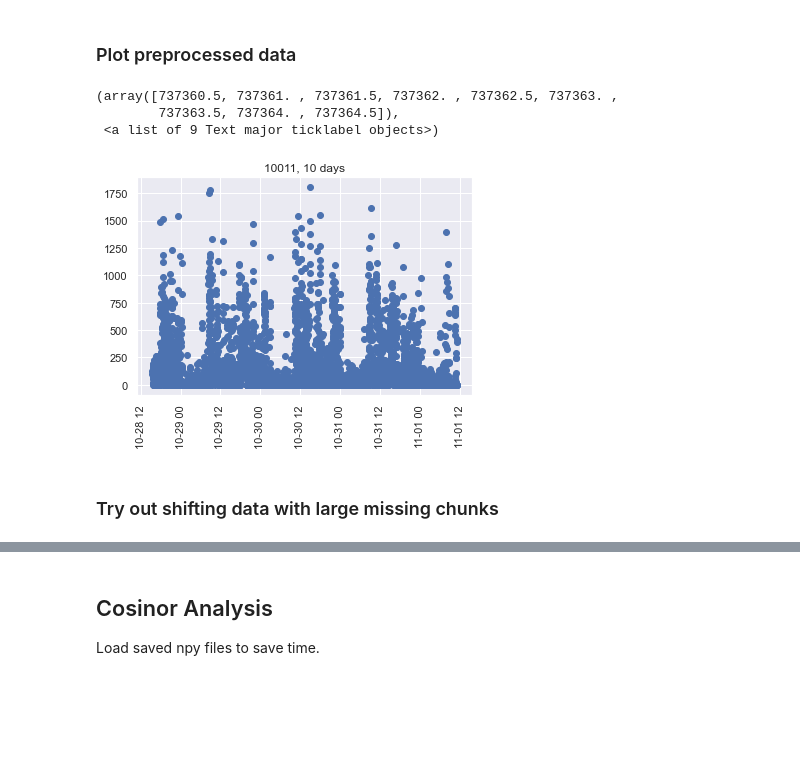
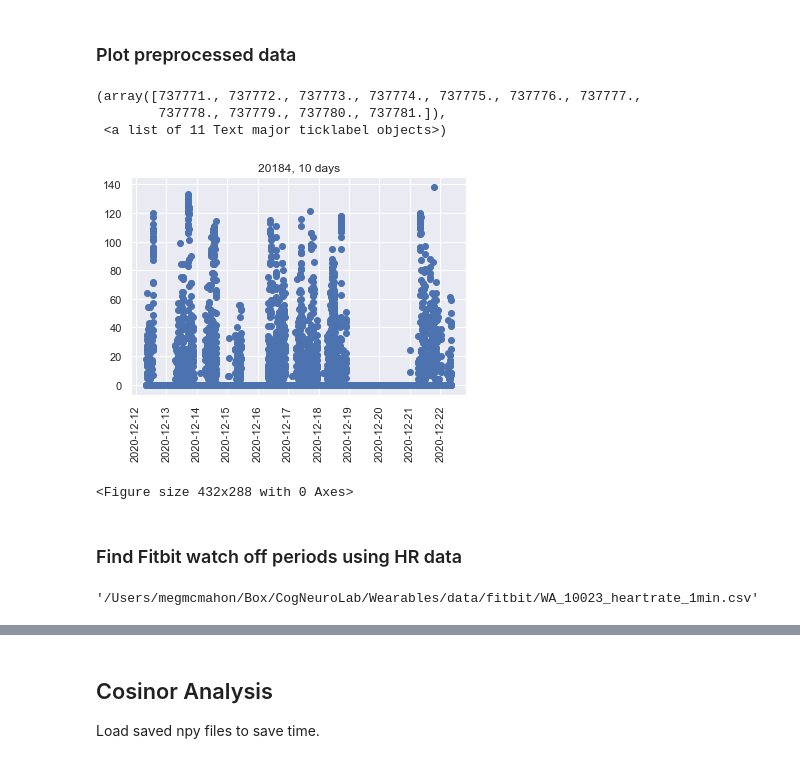
Before and after one commit to UTCogNeuroLab/wearables, a Jupyter notebook: notebooks/Validation Analysis Main.ipynb, the cells around one changed output, grey strips where cells are left out. Cells and saved outputs as stored; diff of their text form; code cells hidden in the pictures; blank space fills up the shorter version.

```diff
--- a/notebooks/Validation Analysis Main.ipynb
+++ b/notebooks/Validation Analysis Main.ipynb
@@ -128,14 +163,14 @@ for in_file in fit_files:
 act = np.load(data_dir + '/actiwatch/act_preproc.npy', allow_pickle=True)[()]
 fit = np.load(data_dir + '/fitbit/fit_preproc.npy', allow_pickle=True)[()]
 # %%
-plt.scatter(act['10012']['10'].index, act['10012']['10'])
-plt.title('10011' + ', 10 days')
+plt.scatter(fit['20184']['10'].index, fit['20184']['10'])
+plt.title('20184' + ', 10 days')
 plt.xticks(rotation=90)
 # %% [output]
-(array([737360.5, 737361. , 737361.5, 737362. , 737362.5, 737363. ,
-        737363.5, 737364. , 737364.5]),
- <a list of 9 Text major ticklabel objects>)
+(array([737771., 737772., 737773., 737774., 737775., 737776., 737777.,
+        737778., 737779., 737780., 737781.]),
+ <a list of 11 Text major ticklabel objects>)
-[figure, old version]
+[figure, new version]
 # %%
 for record_id in act.keys():
     for ndays in act[record_id].keys():
@@ -146,5 +181,3 @@ for record_id in act.keys():
             plt.clf()
         except Exception as e:
             print(e)
-# %% [markdown]
-### Try out shifting data with large missing chunks
@@ -152,0 +184,14 @@ act['10014']['10'].shift()
+# %%
+for record_id in fit.keys():
+    for ndays in fit[record_id].keys():
+        try:
+            plt.scatter(fit[record_id][ndays].index, fit[record_id][ndays])
+            plt.title(record_id + ', ' + ndays + ' days')
+            plt.savefig(data_dir + 'fitbit/figures/' + record_id + '_' + ndays + 'd_fit_preproc_scatter.png', dpi = 300)
+            plt.clf()
+        except Exception as e:
+            print(e)
+# %% [output]
+<Figure size 432x288 with 0 Axes>
+# %% [markdown]
+### Find Fitbit watch off periods using HR data
@@ -152,0 +200,5 @@ act['10014']['10'].shift()
+# %%
+hrFile = glob.glob(data_dir + 'fitbit/*%s*heartrate_1min.csv' % record_id[0:5])[0] #if repeat, do 'fitbit/*%s*heartrate_1min.csv'
+hrFile
+# %% [output]
+'/Users/megmcmahon/Box/CogNeuroLab/Wearables/data/fitbit/WA_10023_heartrate_1min.csv'
```
Also changed, not shown: parts of 62 cells of this notebook, 5 other files.
